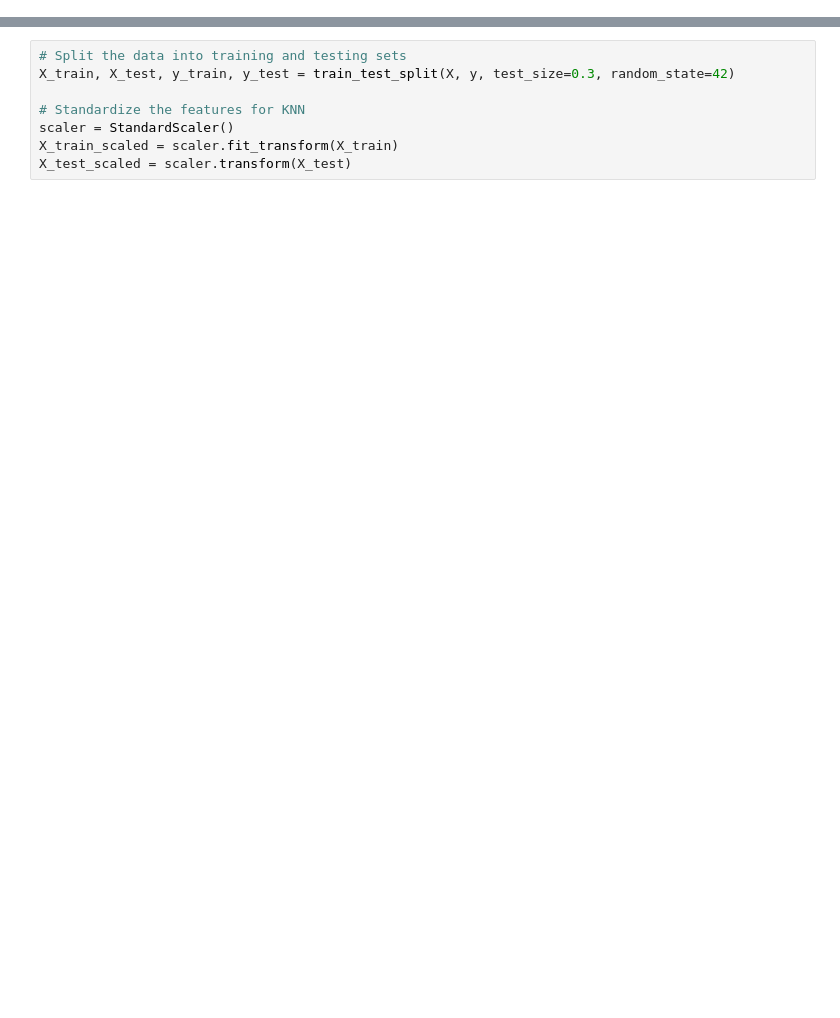
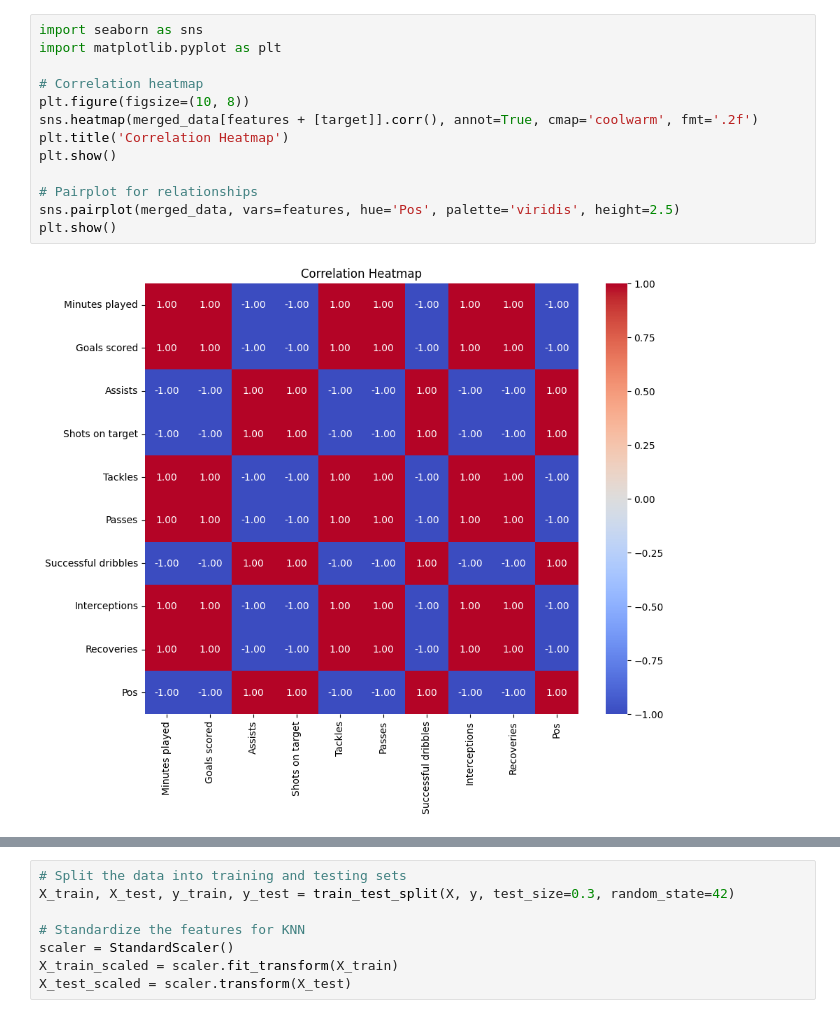
Before and after one commit to Bill-Shawn/CPSC322-FinalProject, a Jupyter notebook: final.ipynb, the cells around one changed output, grey strips where cells are left out. Cells and saved outputs as stored; diff of their text form; blank space fills up the shorter version.

```diff
--- a/final.ipynb
+++ b/final.ipynb
@@ -231,0 +230,15 @@ Target:
+# %%
+import seaborn as sns
+import matplotlib.pyplot as plt
+
+# Correlation heatmap
+plt.figure(figsize=(10, 8))
+sns.heatmap(merged_data[features + [target]].corr(), annot=True, cmap='coolwarm', fmt='.2f')
+plt.title('Correlation Heatmap')
+plt.show()
+
+# Pairplot for relationships
+sns.pairplot(merged_data, vars=features, hue='Pos', palette='viridis', height=2.5)
+plt.show()
+# %% [output]
+[figure, added]
```
Also changed, not shown: parts of 32 cells of this notebook, 2 other files.
